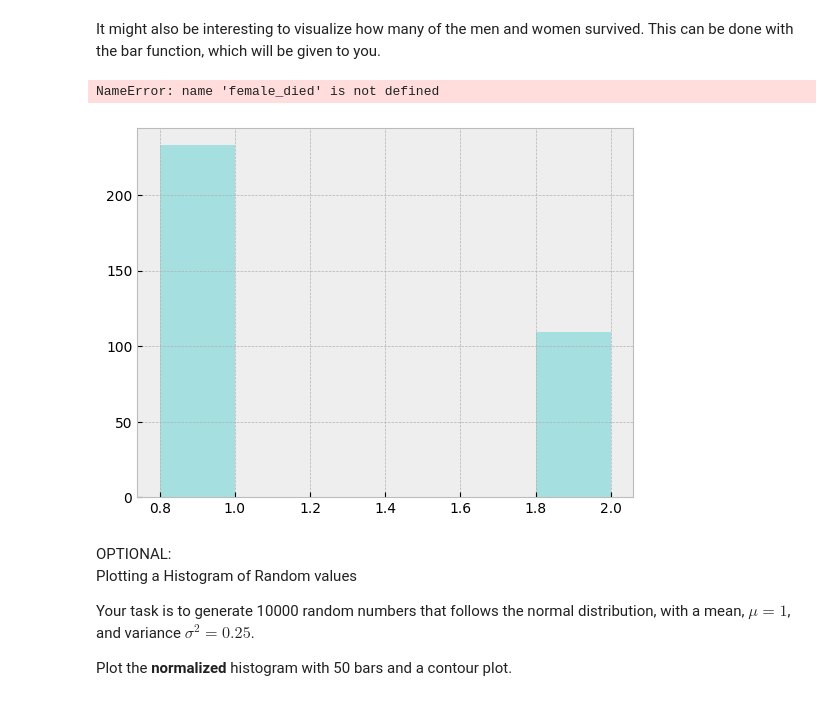
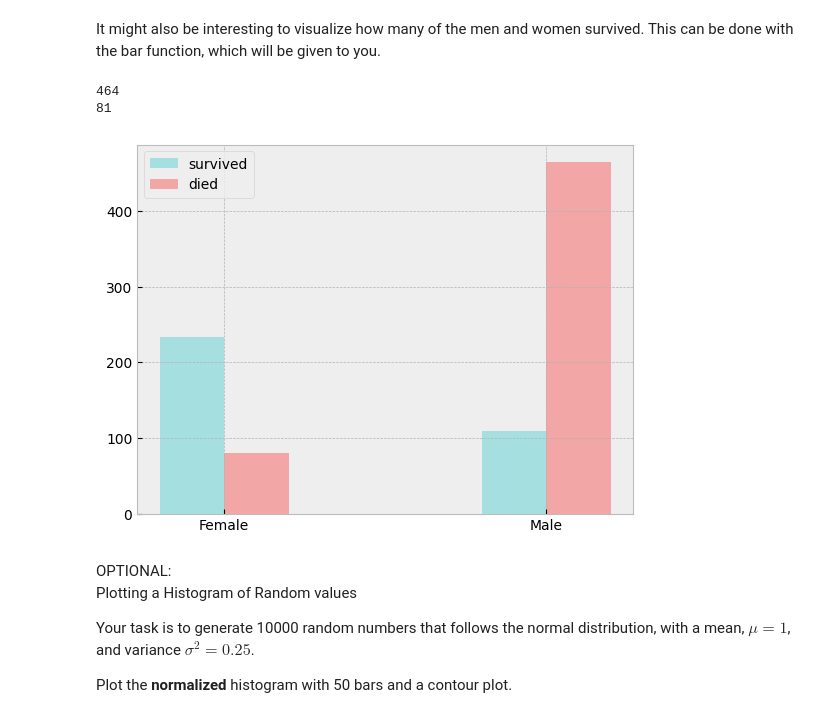
Before and after one commit to julindavid/Intro-Machine-Learning, a Jupyter notebook: maskin-inlärning-1DL034/assignments/practical/PracticalNotebook2.ipynb, the cells around one changed output. Cells and saved outputs as stored; diff of their text form; code cells hidden in the pictures.

```diff
--- a/maskin-inlärning-1DL034/assignments/practical/PracticalNotebook2.ipynb
+++ b/maskin-inlärning-1DL034/assignments/practical/PracticalNotebook2.ipynb
@@ -551,18 +700,25 @@ It might also be interesting to visualize how many of the men and women survived
 # %%
 # ASSIGNMENT:
 # Calculate how many women and men died and survived.
 # label the plot and the axes appropriately
 
 # YOUR CODE HERE
+female_survived = df[(df['Sex'] == 'female') & (df['Survived'] == 1)].shape[0]
+female_died = df[(df["Survived"] == False) & (df["Sex"] == "female")].shape[0]
+male_died = df[(df["Survived"] == False) & (df["Sex"] == "male")].shape[0]
+print(male_died)
+print(female_died)
+
 
 plt.bar([0.9,1.9], [female_survived, male_survived] , color='c', label='survived', width=0.2, alpha=0.3)
 plt.bar([1.1, 2.1], [female_died, male_died] , color='r', label='died', width=0.2, alpha=0.3)
 plt.xticks([1,2], ['Female','Male'])
 plt.legend()
 plt.show()
 # %% [output]
-NameError: name 'female_died' is not defined
+464
+81
-[figure, old version]
+[figure, new version]
 # %%
 ### (Optional) Plotting a  histogram of a random distribution
 # %% [markdown]
```
Also changed, not shown: parts of 12 cells of this notebook.
